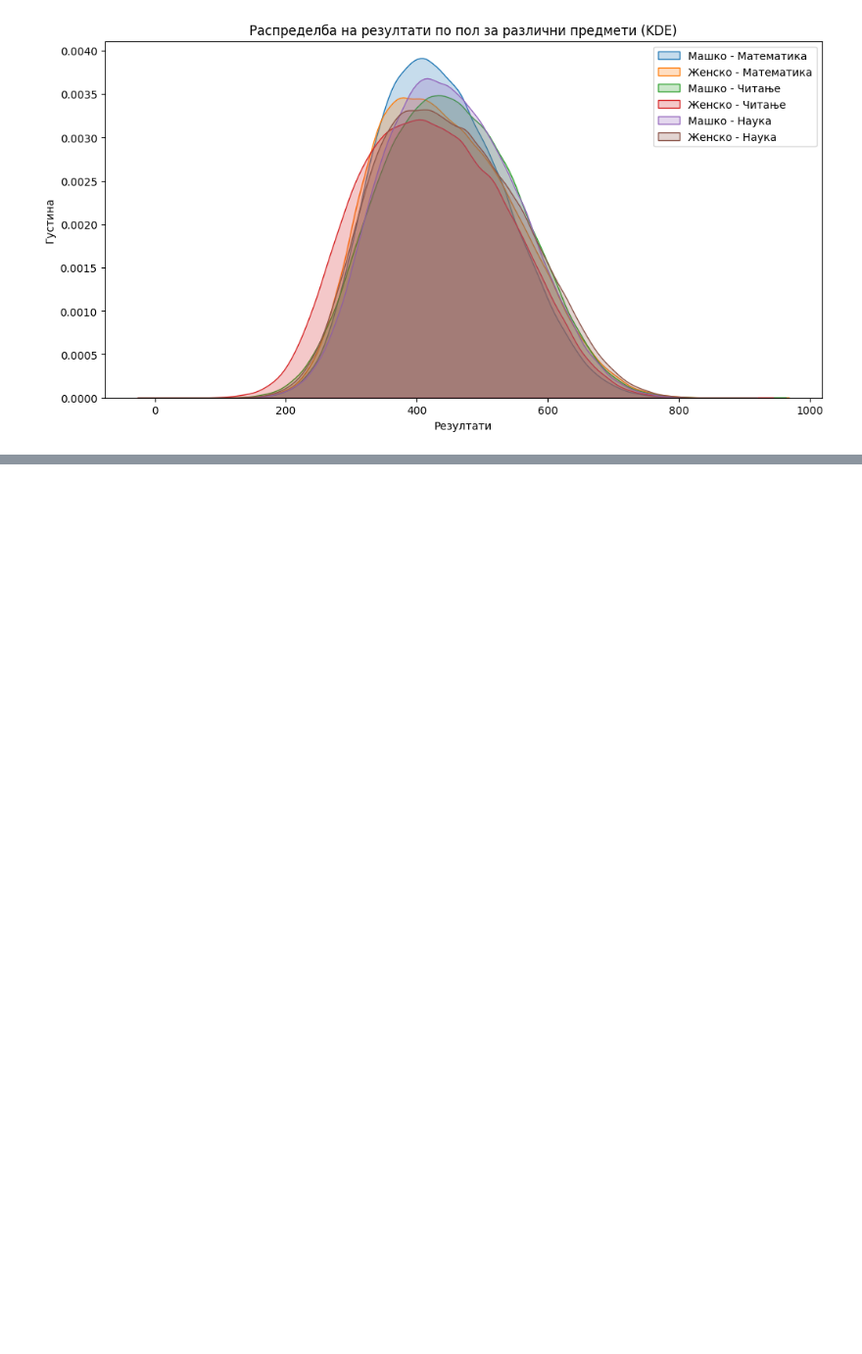
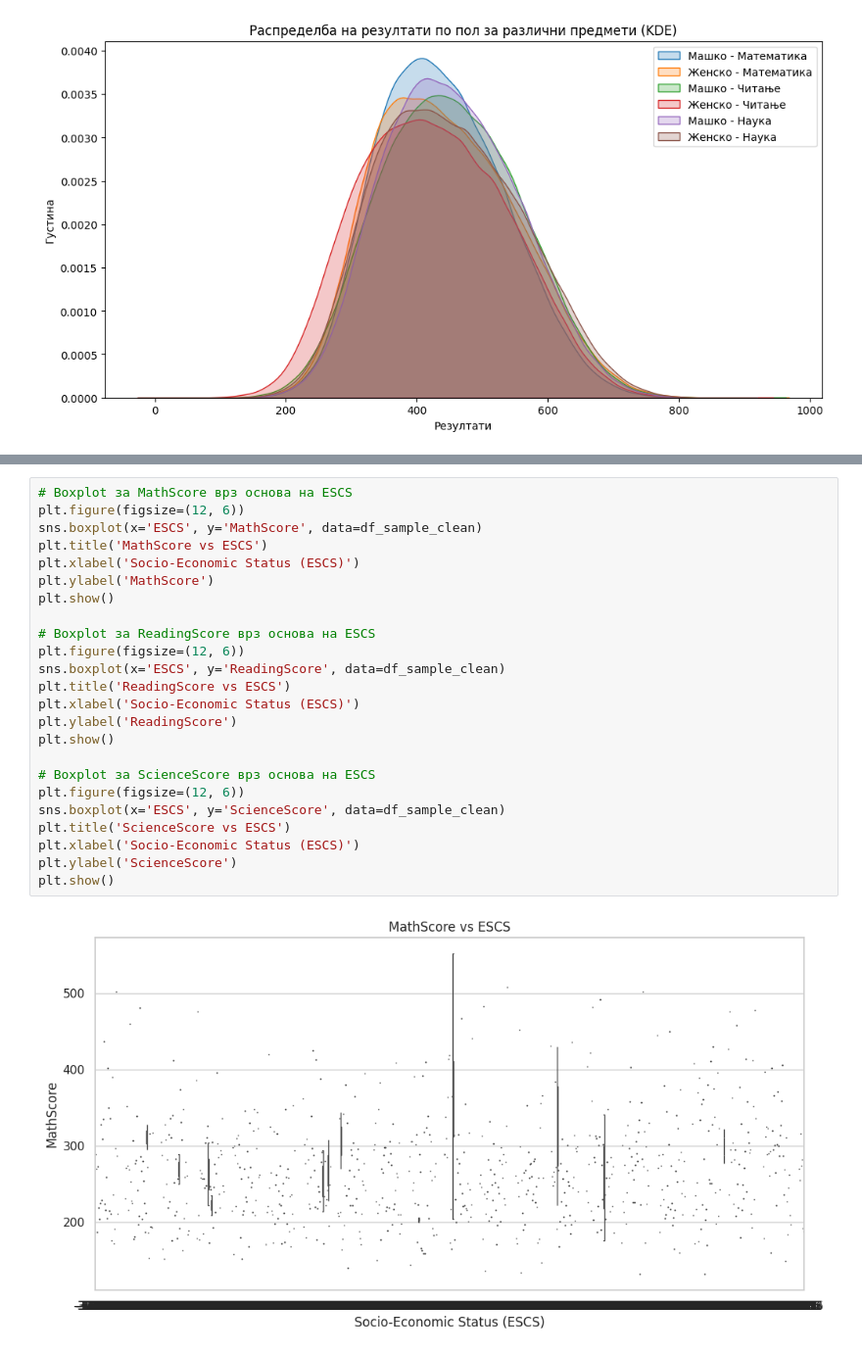
Before and after one commit to jovevskaaleksandra/data-analysis-of-testing-results, a Jupyter notebook: 181074_VNP_proekt.ipynb, the cells around one changed output, grey strips where cells are left out. Shown at 98% size. Saved outputs shown, nothing was run; the diff lists cells and outputs as text; blank space fills up the shorter version.

```diff
--- a/181074_VNP_proekt.ipynb
+++ b/181074_VNP_proekt.ipynb
@@ -268,0 +378,26 @@ plt.show()
+# %%
+# Boxplot за MathScore врз основа на ESCS
+plt.figure(figsize=(12, 6))
+sns.boxplot(x='ESCS', y='MathScore', data=df_sample_clean)
+plt.title('MathScore vs ESCS')
+plt.xlabel('Socio-Economic Status (ESCS)')
+plt.ylabel('MathScore')
+plt.show()
+
+# Boxplot за ReadingScore врз основа на ESCS
+plt.figure(figsize=(12, 6))
+sns.boxplot(x='ESCS', y='ReadingScore', data=df_sample_clean)
+plt.title('ReadingScore vs ESCS')
+plt.xlabel('Socio-Economic Status (ESCS)')
+plt.ylabel('ReadingScore')
+plt.show()
+
+# Boxplot за ScienceScore врз основа на ESCS
+plt.figure(figsize=(12, 6))
+sns.boxplot(x='ESCS', y='ScienceScore', data=df_sample_clean)
+plt.title('ScienceScore vs ESCS')
+plt.xlabel('Socio-Economic Status (ESCS)')
+plt.ylabel('ScienceScore')
+plt.show()
+# %% [output]
+[figure, added]
```
Also changed, not shown: parts of 30 cells of this notebook.
